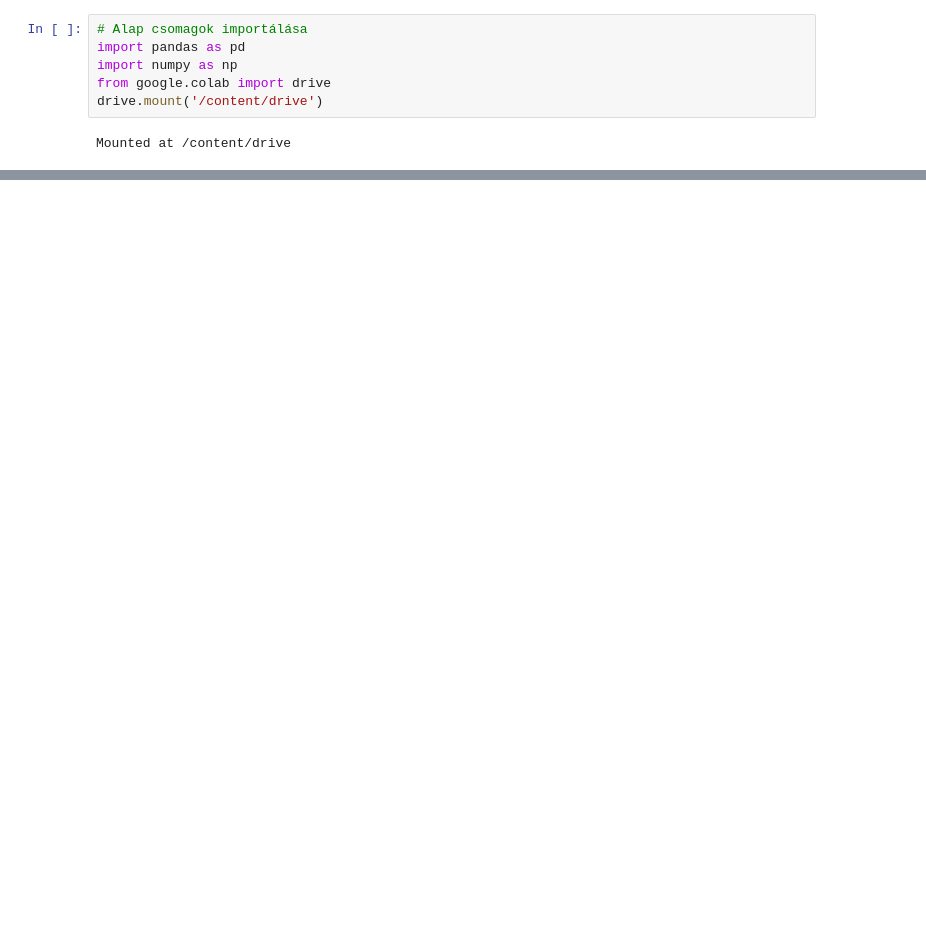
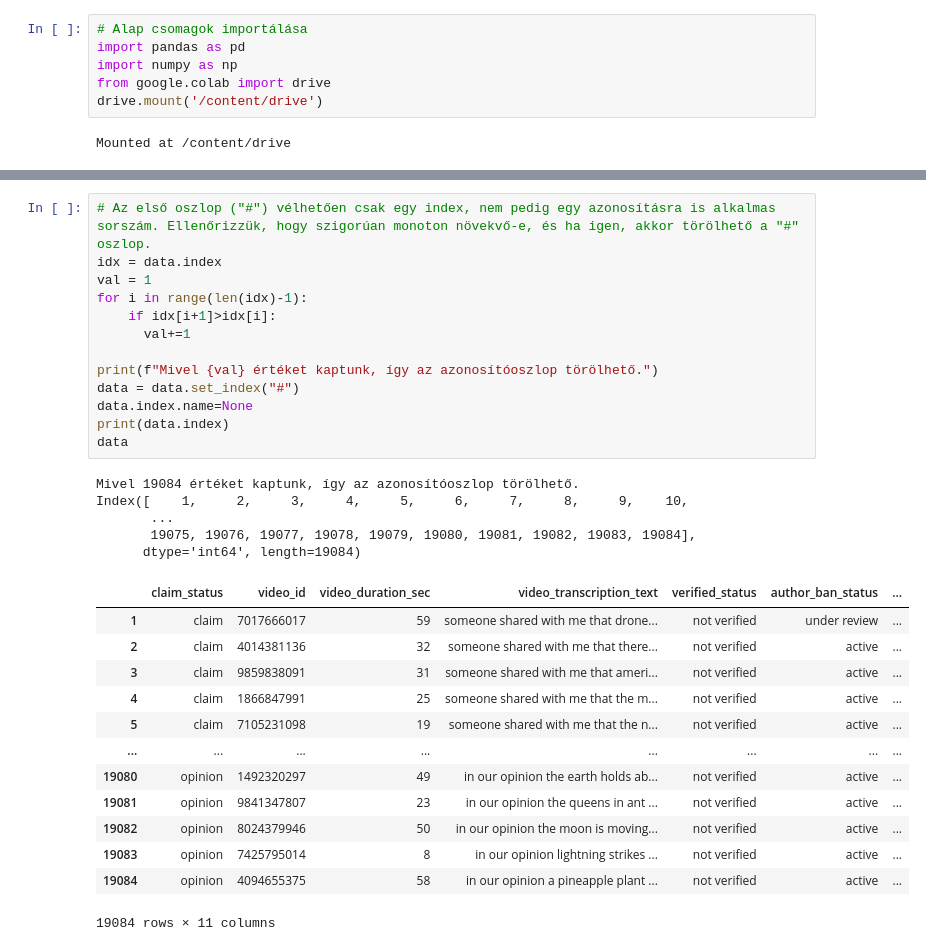
Before and after one commit to KdvsAnita/it-arch---aspnet-docker-demo, a Jupyter notebook: HF3_G07.ipynb, the cells around one changed output, grey strips where cells are left out. Drawn from its saved outputs; the diff is of its cells as text; blank space fills up the shorter version.

```diff
--- a/HF3_G07.ipynb
+++ b/HF3_G07.ipynb
@@ -52,0 +76,32 @@ memory usage: 1.8+ MB
+# %%
+# Az első oszlop ("#") vélhetően csak egy index, nem pedig egy azonosításra is alkalmas sorszám. Ellenőrizzük, hogy szigorúan monoton növekvő-e, és ha igen, akkor törölhető a "#" oszlop.
+idx = data.index
+val = 1
+for i in range(len(idx)-1):
+    if idx[i+1]>idx[i]:
+      val+=1
+
+print(f"Mivel {val} értéket kaptunk, így az azonosítóoszlop törölhető.")
+data = data.set_index("#")
+data.index.name=None
+print(data.index)
+data
+# %% [output]
+Mivel 19084 értéket kaptunk, így az azonosítóoszlop törölhető.
+Index([    1,     2,     3,     4,     5,     6,     7,     8,     9,    10,
+       ...
+       19075, 19076, 19077, 19078, 19079, 19080, 19081, 19082, 19083, 19084],
+      dtype='int64', length=19084)
+|  | claim_status | video_id | video_duration_sec | video_transcription_text | verified_status | author_ban_status | ... |
+| 1 | claim | 7017666017 | 59 | someone shared with me that drone... | not verified | under review | ... |
+| 2 | claim | 4014381136 | 32 | someone shared with me that there... | not verified | active | ... |
+| 3 | claim | 9859838091 | 31 | someone shared with me that ameri... | not verified | active | ... |
+| 4 | claim | 1866847991 | 25 | someone shared with me that the m... | not verified | active | ... |
+| 5 | claim | 7105231098 | 19 | someone shared with me that the n... | not verified | active | ... |
+| ... | ... | ... | ... | ... | ... | ... | ... |
+| 19080 | opinion | 1492320297 | 49 | in our opinion the earth holds ab... | not verified | active | ... |
+| 19081 | opinion | 9841347807 | 23 | in our opinion the queens in ant ... | not verified | active | ... |
+| 19082 | opinion | 8024379946 | 50 | in our opinion the moon is moving... | not verified | active | ... |
+| 19083 | opinion | 7425795014 | 8 | in our opinion lightning strikes ... | not verified | active | ... |
+| 19084 | opinion | 4094655375 | 58 | in our opinion a pineapple plant ... | not verified | active | ... |
+19084 rows × 11 columns
```
Also changed, not shown: parts of 21 cells of this notebook.
